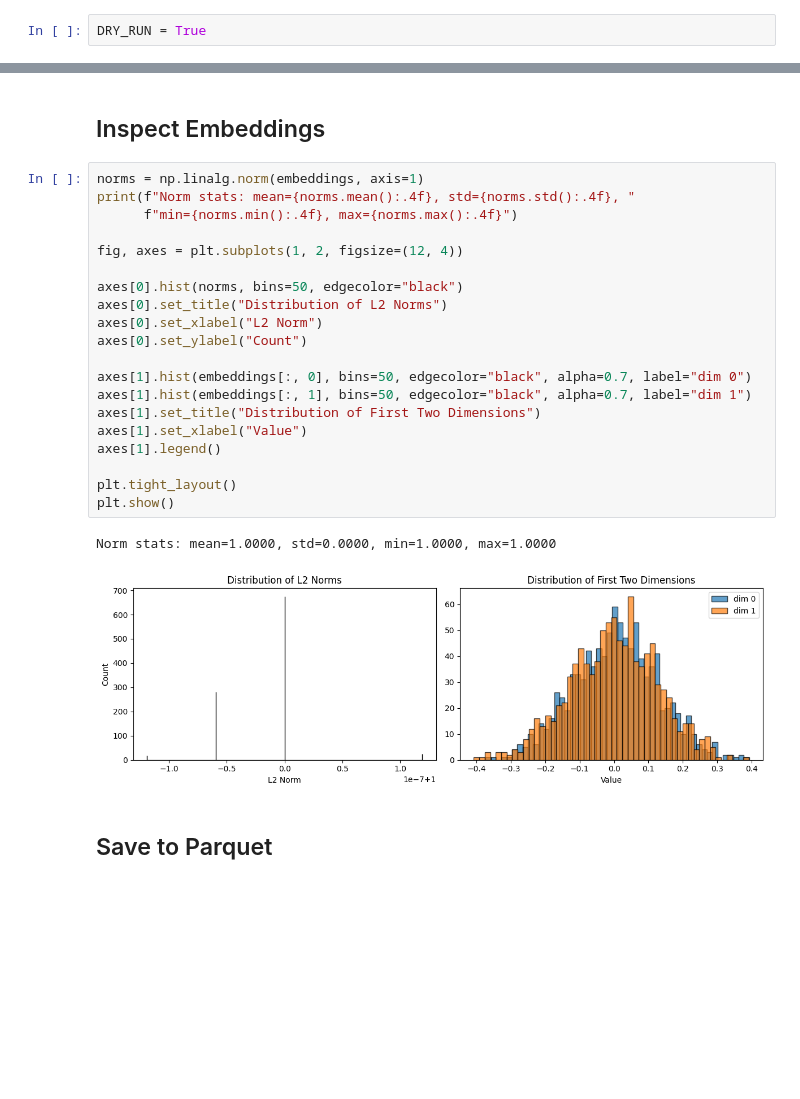
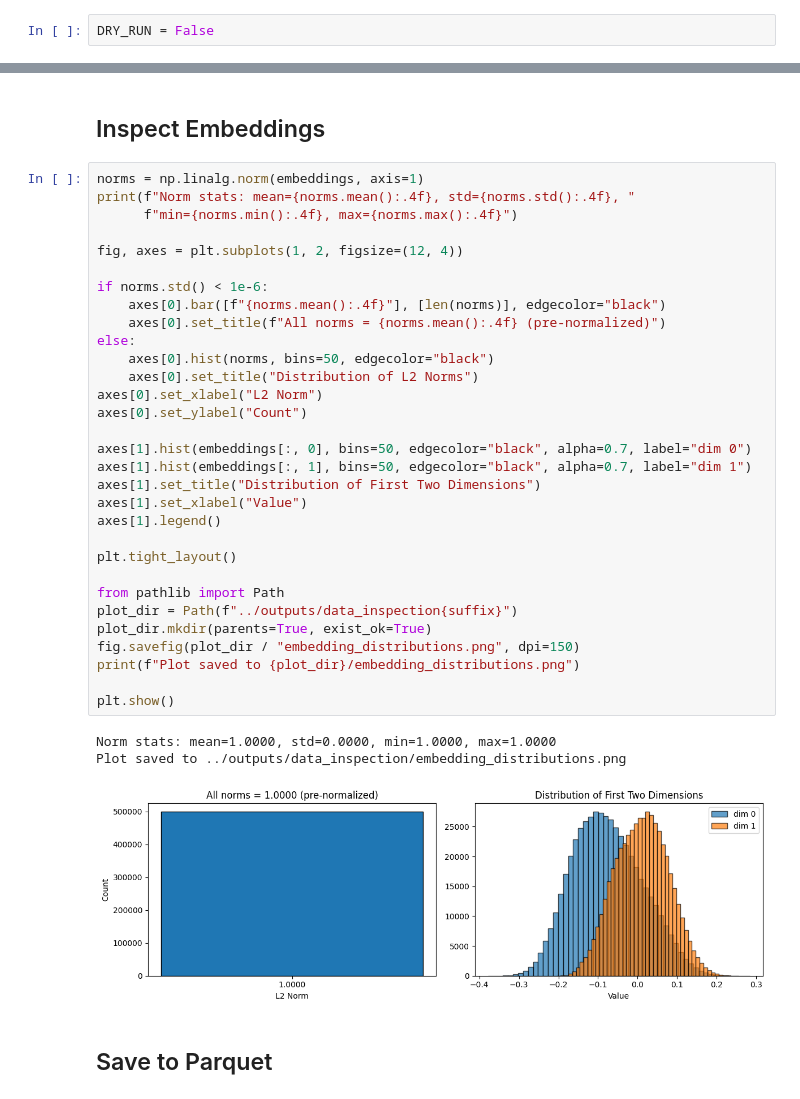
Before and after one commit to Sinagoga/DiffRecSys, a Jupyter notebook: notebooks/01_data_preparation.ipynb, the cells around one changed output, grey strips where cells are left out. Drawn from its saved outputs; the diff is of its cells as text; blank space fills up the shorter version.

```diff
--- a/notebooks/01_data_preparation.ipynb
+++ b/notebooks/01_data_preparation.ipynb
@@ -4,7 +4,7 @@
 Download and prepare Yambda embeddings for SID experiments.
 Set `DRY_RUN = True` for quick verification with synthetic data.
 # %%
-DRY_RUN = True
+DRY_RUN = False
 # %%
 import sys
 sys.path.insert(0, "..")
@@ -38,26 +41,38 @@ embeddings shape: (1000, 64), dtype: float32
 # %%
 norms = np.linalg.norm(embeddings, axis=1)
 print(f"Norm stats: mean={norms.mean():.4f}, std={norms.std():.4f}, "
       f"min={norms.min():.4f}, max={norms.max():.4f}")
 
 fig, axes = plt.subplots(1, 2, figsize=(12, 4))
 
-axes[0].hist(norms, bins=50, edgecolor="black")
-axes[0].set_title("Distribution of L2 Norms")
+if norms.std() < 1e-6:
+    axes[0].bar([f"{norms.mean():.4f}"], [len(norms)], edgecolor="black")
+    axes[0].set_title(f"All norms = {norms.mean():.4f} (pre-normalized)")
+else:
+    axes[0].hist(norms, bins=50, edgecolor="black")
+    axes[0].set_title("Distribution of L2 Norms")
 axes[0].set_xlabel("L2 Norm")
 axes[0].set_ylabel("Count")
 
 axes[1].hist(embeddings[:, 0], bins=50, edgecolor="black", alpha=0.7, label="dim 0")
 axes[1].hist(embeddings[:, 1], bins=50, edgecolor="black", alpha=0.7, label="dim 1")
 axes[1].set_title("Distribution of First Two Dimensions")
 axes[1].set_xlabel("Value")
 axes[1].legend()
 
 plt.tight_layout()
+
+from pathlib import Path
+plot_dir = Path(f"../outputs/data_inspection{suffix}")
+plot_dir.mkdir(parents=True, exist_ok=True)
+fig.savefig(plot_dir / "embedding_distributions.png", dpi=150)
+print(f"Plot saved to {plot_dir}/embedding_distributions.png")
+
 plt.show()
 # %% [output]
 Norm stats: mean=1.0000, std=0.0000, min=1.0000, max=1.0000
+Plot saved to ../outputs/data_inspection/embedding_distributions.png
-[figure, old version]
+[figure, new version]
 # %% [markdown]
 ## Save to Parquet
 # %%
```
Also changed, not shown: parts of 4 cells of this notebook, 24 other files.
